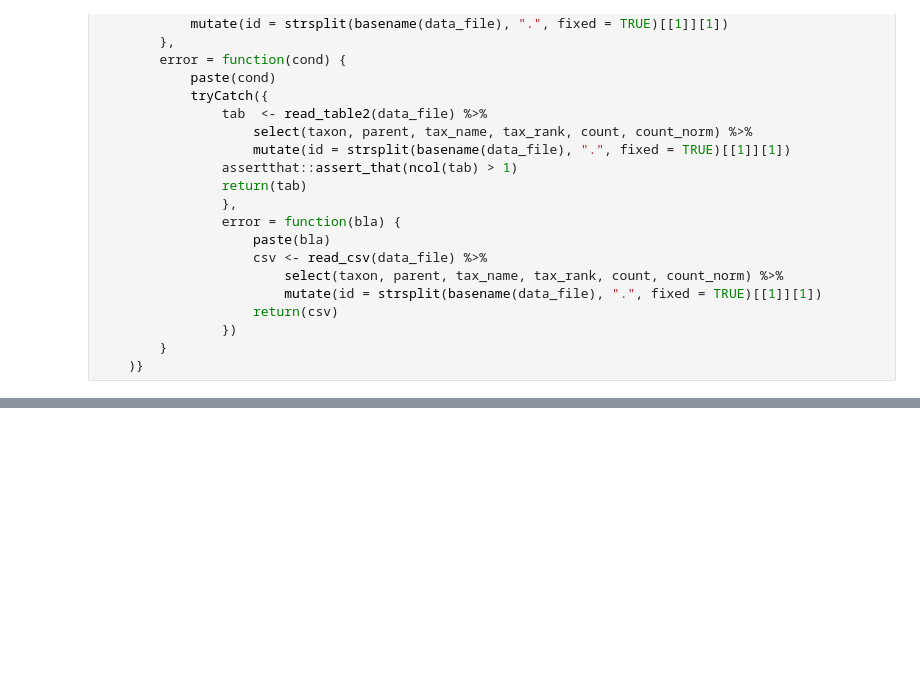
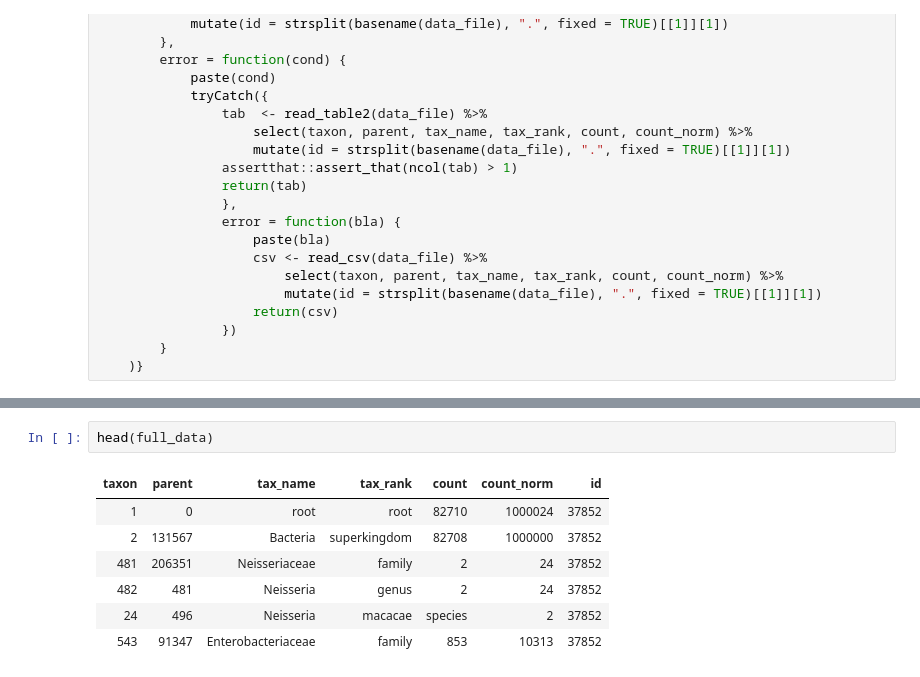
Before and after one commit to OpenHumans/ohjh-example-notebooks, a Jupyter notebook: ubiome.ipynb, the cells around one changed output, grey strips where cells are left out. Drawn from its saved outputs; the diff is of its cells as text; blank space fills up the shorter version.

```diff
--- a/ubiome.ipynb
+++ b/ubiome.ipynb
@@ -133,0 +117,10 @@ ggplot(phyla) +
+# %%
+head(full_data)
+# %% [output]
+| taxon | parent | tax_name | tax_rank | count | count_norm | id |
+| 1 | 0 | root | root | 82710 | 1000024 | 37852 |
+| 2 | 131567 | Bacteria | superkingdom | 82708 | 1000000 | 37852 |
+| 481 | 206351 | Neisseriaceae | family | 2 | 24 | 37852 |
+| 482 | 481 | Neisseria | genus | 2 | 24 | 37852 |
+| 24 | 496 | Neisseria | macacae | species | 2 | 37852 |
+| 543 | 91347 | Enterobacteriaceae | family | 853 | 10313 | 37852 |
```
Also changed, not shown: parts of 20 cells of this notebook.
